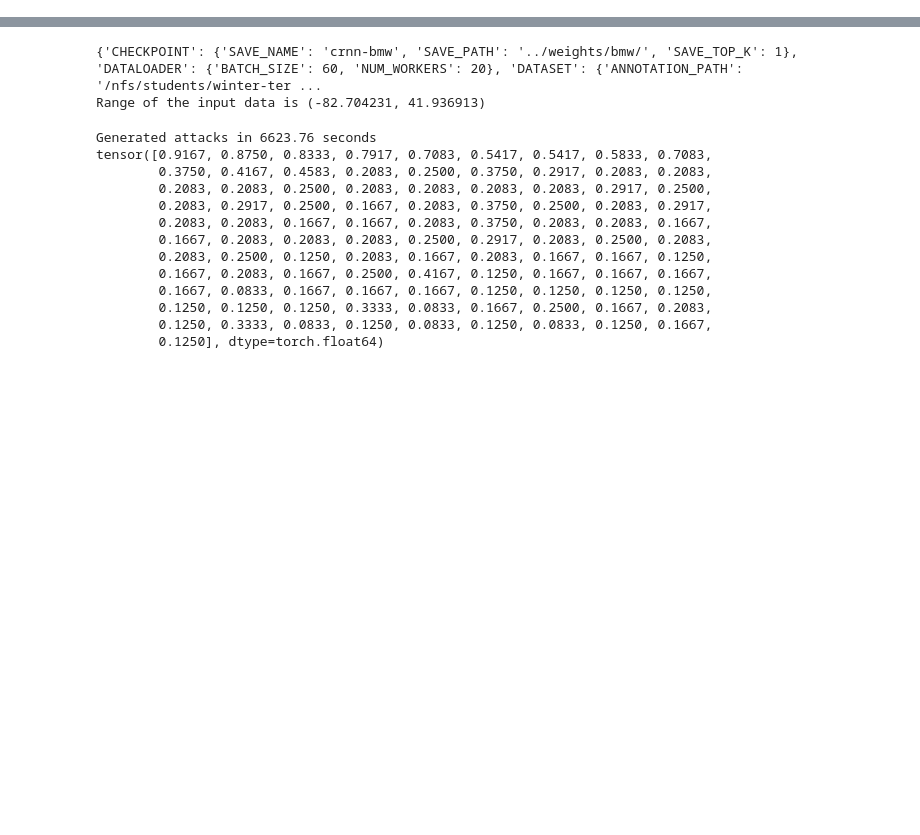
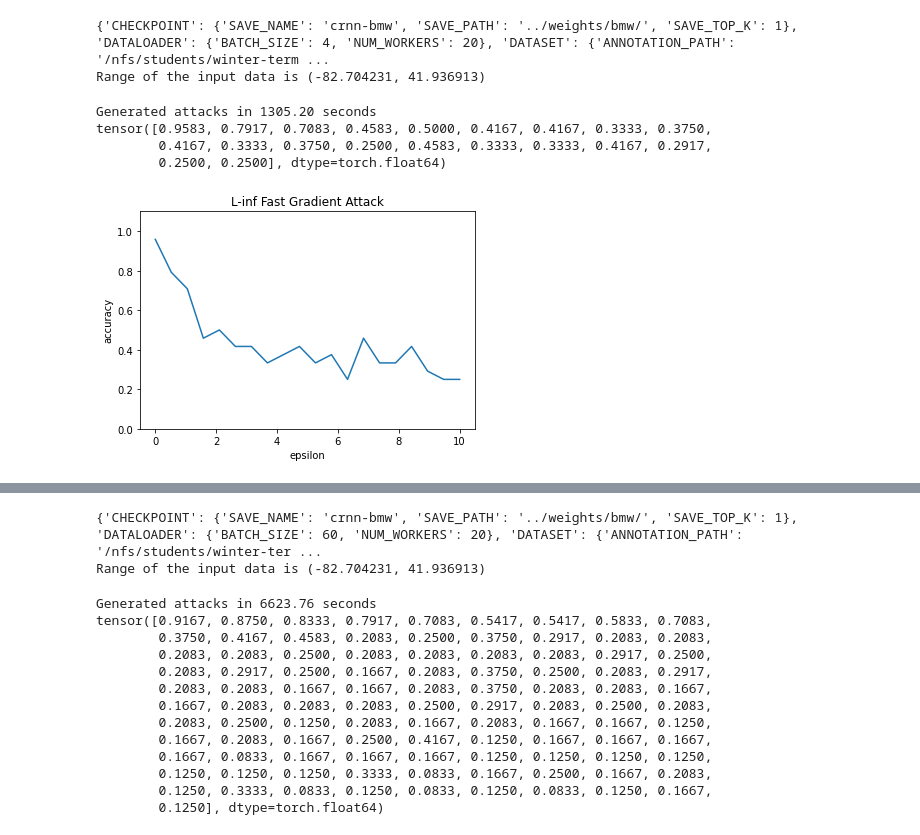
Before and after one commit to Vardanush/Robust-audio-classification, a Jupyter notebook: notebooks/foolbox_attacks.ipynb, the cells around one changed output, grey strips where cells are left out. Saved outputs shown, nothing was run; the diff lists cells and outputs as text; code cells hidden in the pictures; blank space fills up the shorter version.

```diff
--- a/notebooks/foolbox_attacks.ipynb
+++ b/notebooks/foolbox_attacks.ipynb
@@ -193,3 +207,17 @@ def attack_model(project_dir, config_path, pretrained_path, title):
+# %%
+# BMW (val_fold=1, randorm transform, 0.1 ls)
+title = 'bmw_ls0.1_no_weight_random_transform'
+config_path = 'logs/bmw/default/random-ls-crnn-bmw-epoch=66-val_acc=1.000/hparams.yaml'
+pretrained_path = 'weights/bmw/random-ls-crnn-bmw-epoch=66-val_acc=1.000.ckpt'
+attack_model(project_dir, config_path, pretrained_path, title)
+# %% [output]
+{'CHECKPOINT': {'SAVE_NAME': 'crnn-bmw', 'SAVE_PATH': '../weights/bmw/', 'SAVE_TOP_K': 1}, 'DATALOADER': {'BATCH_SIZE': 4, 'NUM_WORKERS': 20}, 'DATASET': {'ANNOTATION_PATH': '/nfs/students/winter-term ...
+Range of the input data is (-82.704231, 41.936913)
+Generated attacks in 1305.20 seconds
+tensor([0.9583, 0.7917, 0.7083, 0.4583, 0.5000, 0.4167, 0.4167, 0.3333, 0.3750,
+        0.4167, 0.3333, 0.3750, 0.2500, 0.4583, 0.3333, 0.3333, 0.4167, 0.2917,
+        0.2500, 0.2500], dtype=torch.float64)
+[figure, added]
 # %%
 # BMW (Compare the effect of label smoothing)
 title = 'bmw_no_ls_no_weight'
```
Also changed, not shown: parts of 4 cells of this notebook, 5 other files.
